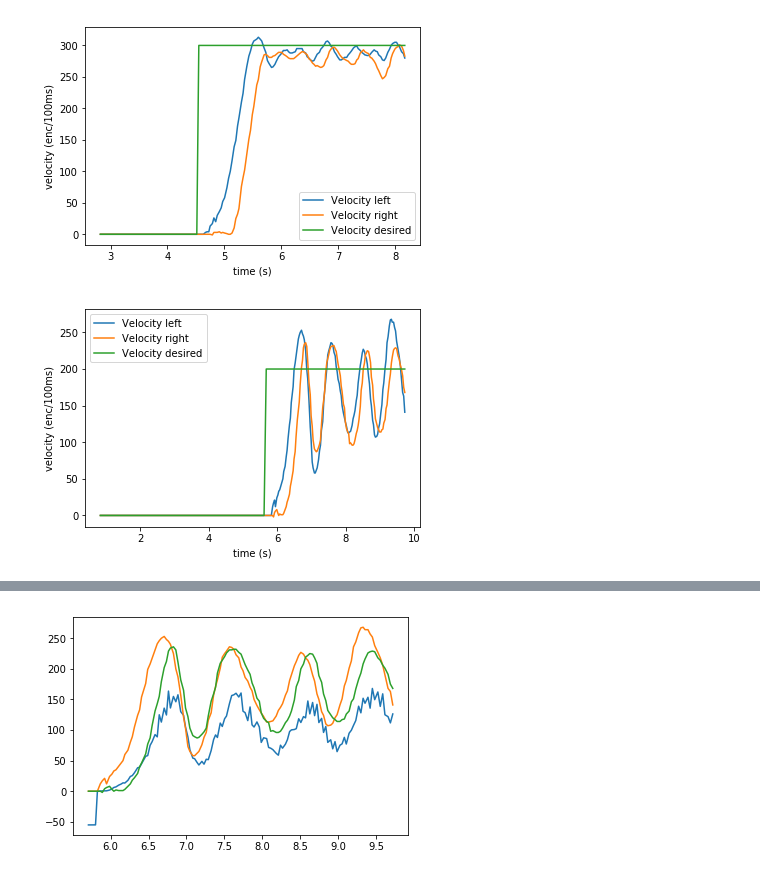
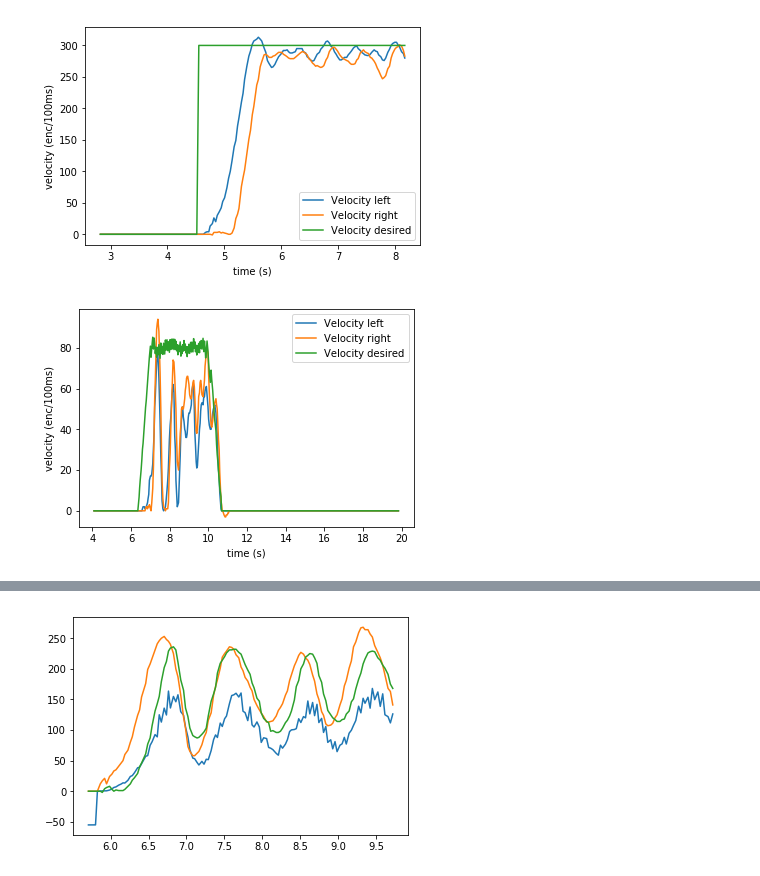
Before and after one commit to frc3223/robot2018, a Jupyter notebook: data/graphing.ipynb, the cells around one changed output, grey strips where cells are left out. Saved outputs shown, nothing was run; the diff lists cells and outputs as text; code cells hidden in the pictures.

Commit message:
rewrite data logging to not be terrible

```diff
--- a/data/graphing.ipynb
+++ b/data/graphing.ipynb
@@ -25,20 +25,20 @@ plt.show()
 # %% [output]
 [figure]
 # %%
-data = read_csv('drivetrain.csv')
+data = read_csv('drivetrain_turn.csv')
 
 ts = data['time']
 vels_l = data['enc_vel_l']
 vels_r = data['enc_vel_r']
 desired = data['computed_velocity']
 
 plt.plot(ts, vels_l)
 plt.xlabel('time (s)')
 plt.ylabel('velocity (enc/100ms)')
 plt.plot(ts, vels_r)
 plt.plot(ts, desired)
 plt.legend(["Velocity left", "Velocity right", "Velocity desired"])
 
 plt.show()
 # %% [output]
-[figure, old version]
+[figure, new version]
```
Also changed, not shown: parts of 1 cell of this notebook, 5 other files.
